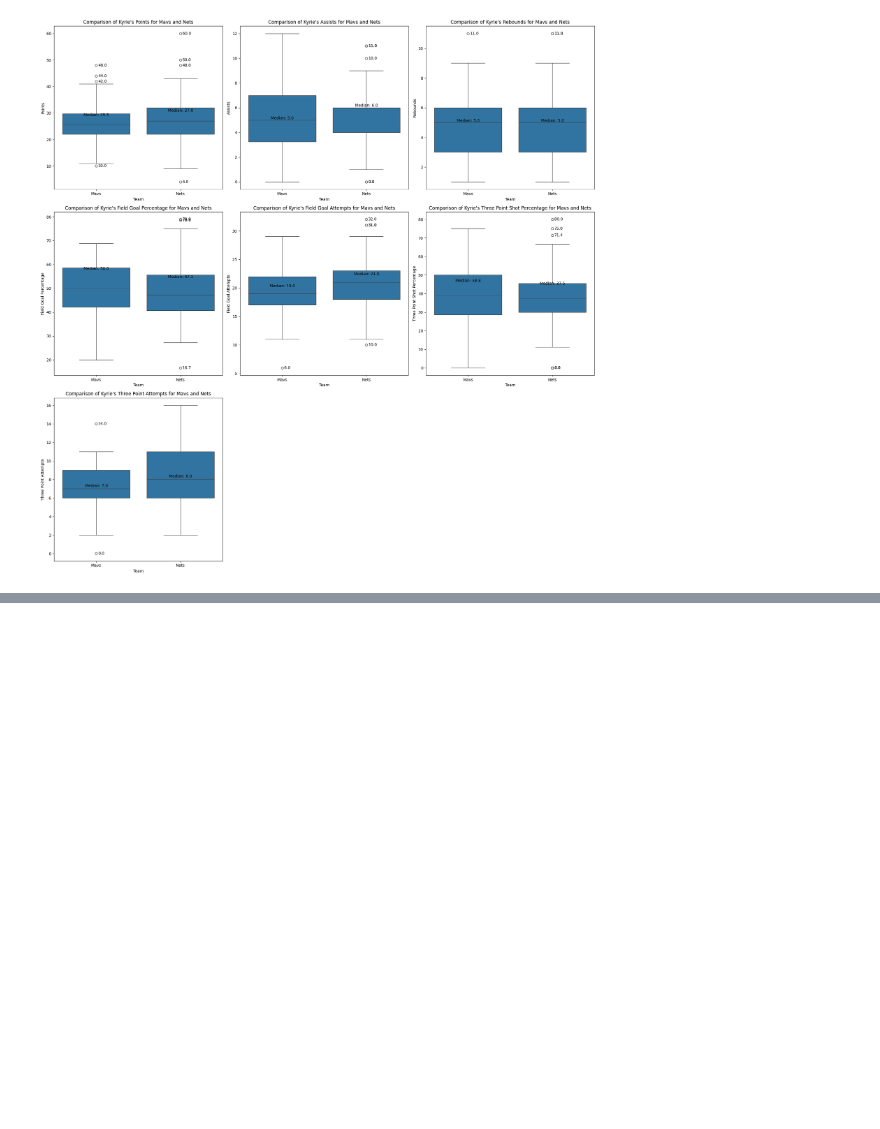
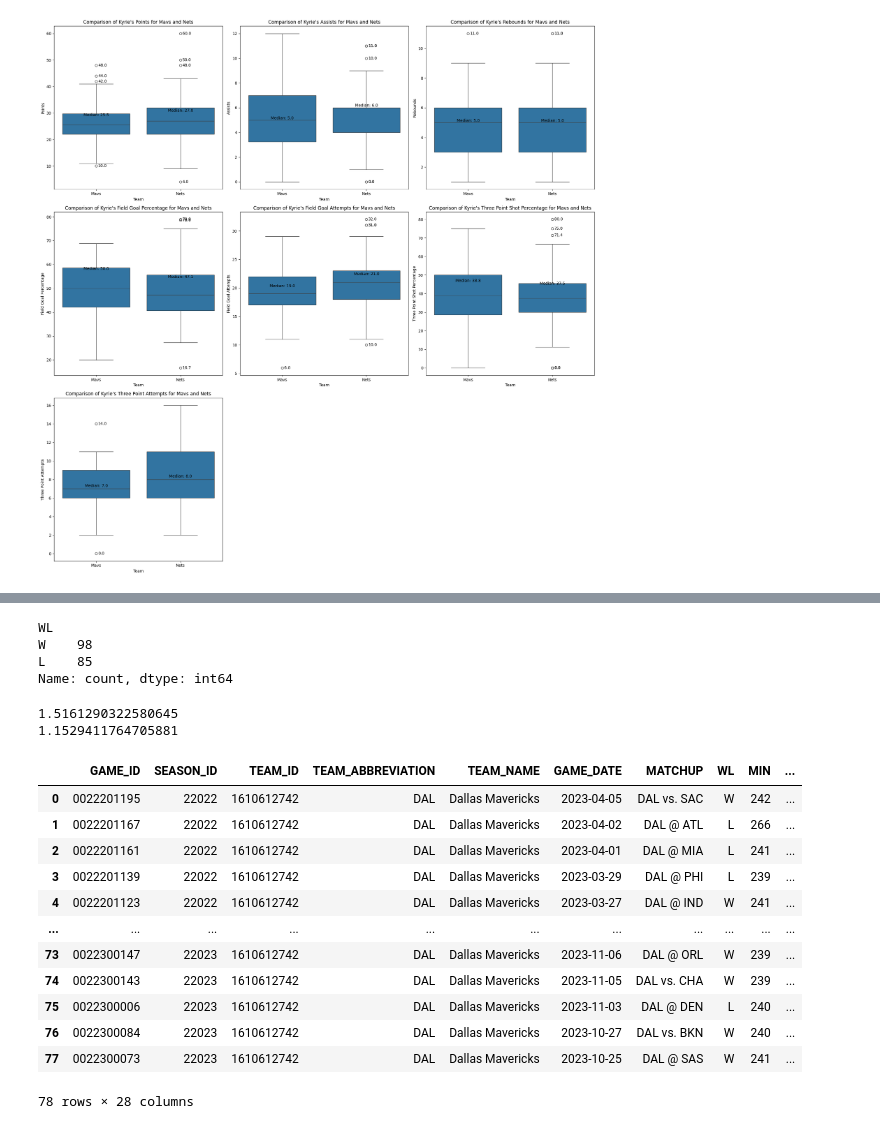
Before and after one commit to manayd/nba-project, a Jupyter notebook: analysis.ipynb, the cells around one changed output, grey strips where cells are left out. Saved outputs shown, nothing was run; the diff lists cells and outputs as text; code cells hidden in the pictures; blank space fills up the shorter version.

```diff
--- a/analysis.ipynb
+++ b/analysis.ipynb
@@ -384,0 +302,35 @@ plt.show()
+# %%
+games_21_23 = games[games['SEASON_ID'].str[-4:].isin(['2021', '2022', '2023'])]
+kyrie_mavs_game_ids = kyrie_mavs['GAME_ID']
+# Filter games_21_23 based on GAME_IDs not present in kyrie_mavs
+games_without_kyrie = games_21_23[~games_21_23['GAME_ID'].isin(kyrie_mavs_game_ids)]
+games_without_kyrie
+mavs_record_without_kyrie = games_without_kyrie['WL'].value_counts()
+mavs_record_without_kyrie
+# %% [output]
+WL
+W    98
+L    85
+Name: count, dtype: int64
+# %%
+print(47/31)
+print(98/85)
+# %% [output]
+1.5161290322580645
+1.1529411764705881
+# %%
+games_with_kyrie
+# %% [output]
+|  | GAME_ID | SEASON_ID | TEAM_ID | TEAM_ABBREVIATION | TEAM_NAME | GAME_DATE | MATCHUP | WL | MIN | ... |
+| 0 | 0022201195 | 22022 | 1610612742 | DAL | Dallas Mavericks | 2023-04-05 | DAL vs. SAC | W | 242 | ... |
+| 1 | 0022201167 | 22022 | 1610612742 | DAL | Dallas Mavericks | 2023-04-02 | DAL @ ATL | L | 266 | ... |
+| 2 | 0022201161 | 22022 | 1610612742 | DAL | Dallas Mavericks | 2023-04-01 | DAL @ MIA | L | 241 | ... |
+| 3 | 0022201139 | 22022 | 1610612742 | DAL | Dallas Mavericks | 2023-03-29 | DAL @ PHI | L | 239 | ... |
+| 4 | 0022201123 | 22022 | 1610612742 | DAL | Dallas Mavericks | 2023-03-27 | DAL @ IND | W | 241 | ... |
+| ... | ... | ... | ... | ... | ... | ... | ... | ... | ... | ... |
+| 73 | 0022300147 | 22023 | 1610612742 | DAL | Dallas Mavericks | 2023-11-06 | DAL @ ORL | W | 239 | ... |
+| 74 | 0022300143 | 22023 | 1610612742 | DAL | Dallas Mavericks | 2023-11-05 | DAL vs. CHA | W | 239 | ... |
+| 75 | 0022300006 | 22023 | 1610612742 | DAL | Dallas Mavericks | 2023-11-03 | DAL @ DEN | L | 240 | ... |
+| 76 | 0022300084 | 22023 | 1610612742 | DAL | Dallas Mavericks | 2023-10-27 | DAL vs. BKN | W | 240 | ... |
+| 77 | 0022300073 | 22023 | 1610612742 | DAL | Dallas Mavericks | 2023-10-25 | DAL @ SAS | W | 241 | ... |
+78 rows × 28 columns
```
Also changed, not shown: parts of 19 cells of this notebook.
